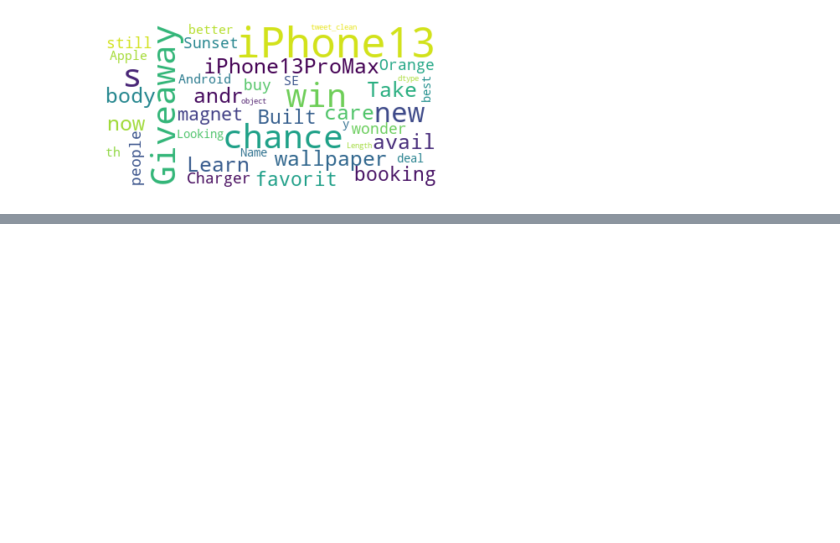
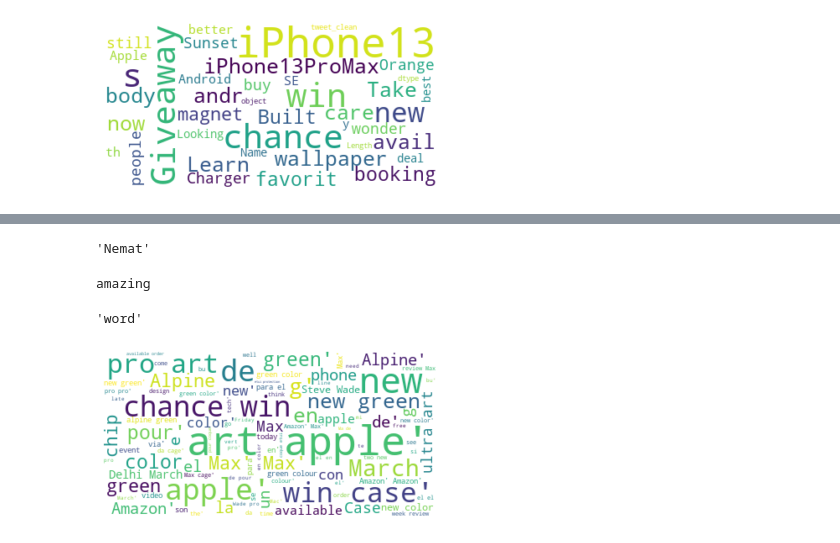
Before and after one commit to Nemat-Allah-Aloush/Social-Media-Monitoring, a Jupyter notebook: Scraping Data.ipynb, the cells around one changed output, grey strips where cells are left out. Cells and saved outputs as stored; diff of their text form; code cells hidden in the pictures; blank space fills up the shorter version.

Commit message:
Data Cleaning Pipeline
Temporary keeping data cleaning here

```diff
--- a/Scraping Data.ipynb
+++ b/Scraping Data.ipynb
@@ -110,0 +156,3 @@ plt.show()
+# %%
+processed=nlp(raw_text)
+processed
@@ -110,0 +161,5 @@ plt.show()
+# %%
+
+print(processed.text)
+for token in processed:
+    print(token.text, token.pos_, token.dep_, token.ent_type_=="")
@@ -110,0 +170,11 @@ plt.show()
+# %%
+def nlp_process(data):
+    doc = nlp(data)
+    lemmas = []
+    for token in doc:
+        if token.lang_ == 'en' and token.pos_ != 'SPACE' and token.text not in stop_words:
+            if token.ent_type_!="":  # if the token is recognized as a Name Entity
+                lemmas.append(token.text)
+            elif token.text.lower() in words: #Checking if the word is in the dictionary (meaningful english world)
+                lemmas.append(token.lemma_)
+    return ' '.join(lemmas)
@@ -110,0 +183,2 @@ plt.show()
+# %%
+cleaned_tweets= ([nlp_process(tweet) for tweet in tweets])
@@ -110,0 +263,18 @@ plt.show()
+# %%
+spell_checking("Nemat")
+# %% [output]
+'Nemat'
+# %%
+def nlp_analyzing(text):
+    doc = nlp(text)
+    lemmas = []
+    for token in doc:
+        if token.lang_ == 'en' and token.pos_ != 'SPACE' and token.text not in stop_words:
+            if token.ent_type_!="":  # if the token is recognized as a Name Entity
+                lemmas.append(token.text)
+            elif token.text.lower() in words: #Checking if the word is in the dictionary (meaningful english world)
+                lemmas.append(token.lemma_)
+    return ' '.join(lemmas)
+print(nlp_analyzing(spell_checking("amazzzzing you arrrre")))
+# %% [output]
+amazing
@@ -110,0 +293,15 @@ plt.show()
+# %%
+spell.correction("word")
+# %% [output]
+'word'
+# %%
+import matplotlib.pyplot as plt
+from wordcloud import WordCloud
+# plotting a word cloud of positive mentions of iPhone13 in the tweets
+wordcloud = WordCloud(max_font_size=50, max_words=100, background_color="white").generate(str(cleaned_tweets))
+plt.figure()
+plt.imshow(wordcloud, interpolation="bilinear")
+plt.axis("off")
+plt.show()
+# %% [output]
+[figure, added]
```
Also changed, not shown: parts of 22 cells of this notebook.
